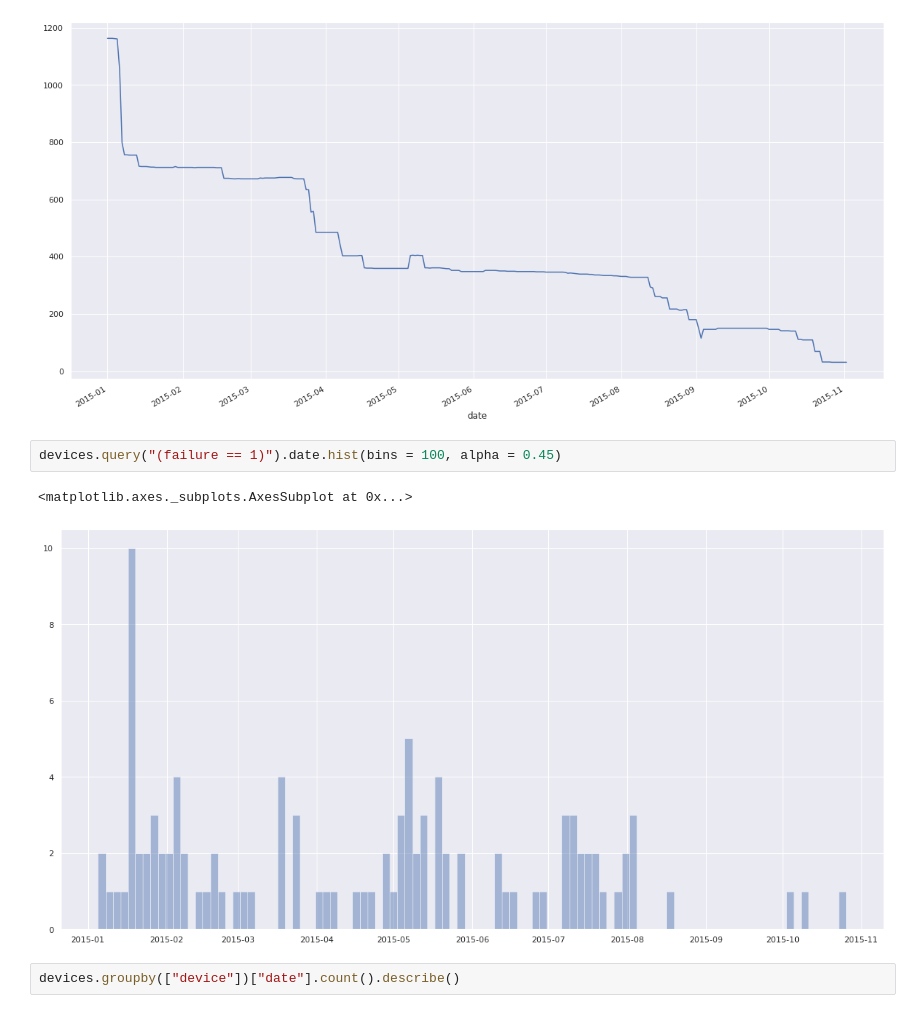
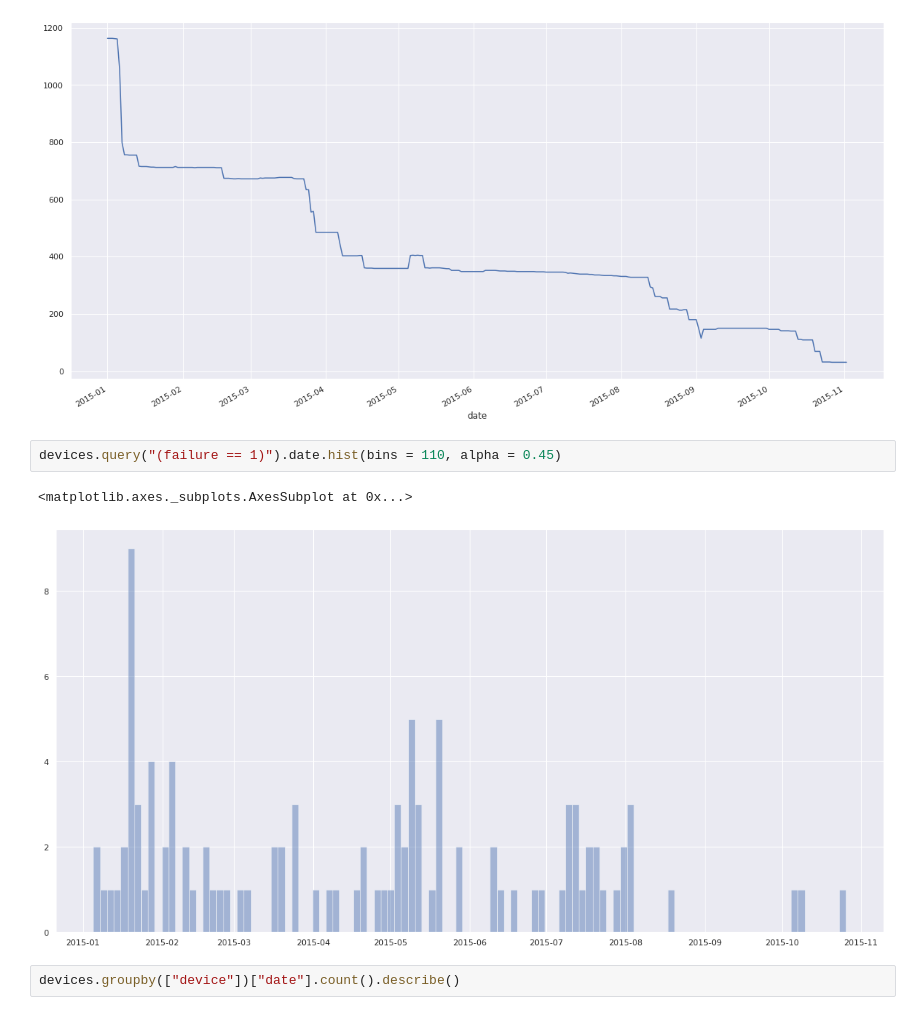
Before and after one commit to qSergio/rare_anomaly, a Jupyter notebook: anomalia/primer_acercamiento.ipynb, the cells around one changed output. Drawn from its saved outputs; the diff is of its cells as text.

Commit message:
Agrega visualizaciones al eda.

```diff
--- a/anomalia/primer_acercamiento.ipynb
+++ b/anomalia/primer_acercamiento.ipynb
@@ -60,10 +60,10 @@ devices.groupby(["date"])["device"].nunique().plot()
 <matplotlib.axes._subplots.AxesSubplot at 0x...>
 [figure]
 # %%
-devices.query("(failure == 1)").date.hist(bins = 100, alpha = 0.45)
+devices.query("(failure == 1)").date.hist(bins = 110, alpha = 0.45)
 # %% [output]
 <matplotlib.axes._subplots.AxesSubplot at 0x...>
-[figure, old version]
+[figure, new version]
 # %%
 devices.groupby(["device"])["date"].count().describe()
 # %% [output]
```
Also changed, not shown: parts of 5 cells of this notebook.
